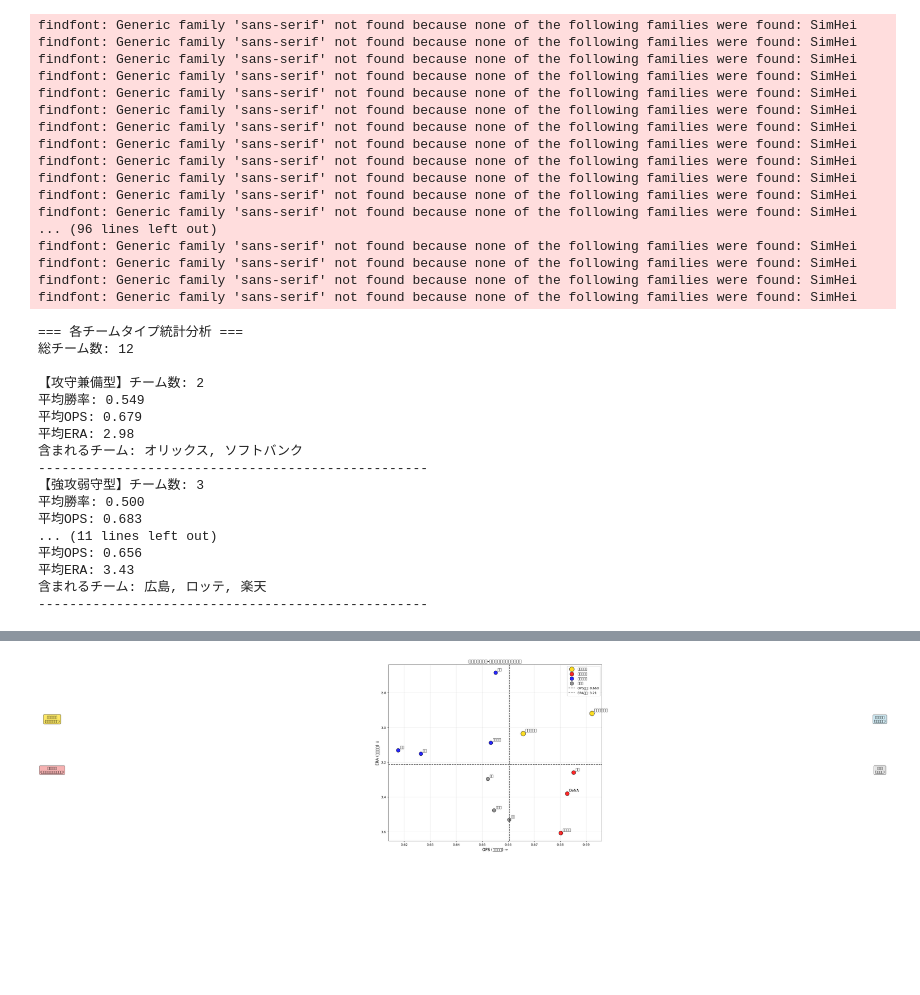
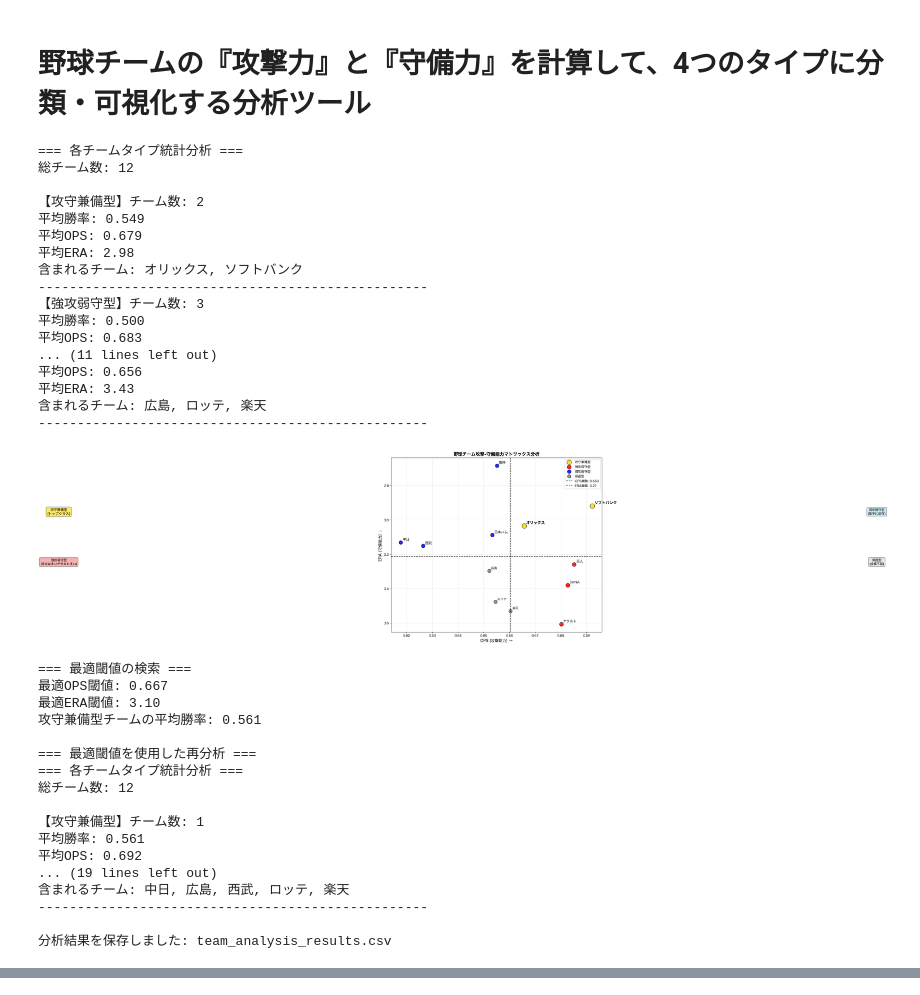
Before and after one commit to yurienamekawa/dsprog2, a Jupyter notebook: 1.ipynb, the cells around one changed output, grey strips where cells are left out. Cells and saved outputs as stored; diff of their text form; code cells hidden in the pictures; blank space fills up the shorter version.

```diff
--- a/1.ipynb
+++ b/1.ipynb
@@ -1,3 +1,5 @@
+# %% [markdown]
+# 野球チームの『攻撃力』と『守備力』を計算して、4つのタイプに分類・可視化する分析ツール
 # %%
 import pandas as pd
 import numpy as np
@@ -7,7 +9,8 @@ from sklearn.preprocessing import StandardScaler
 import os
 
 # 日本語フォント設定
-plt.rcParams['font.sans-serif'] = ['SimHei']  # 日本語ラベルを正常に表示するため
+# Mac用のフォント「ヒラギノ角ゴシック」を指定します
+plt.rcParams['font.sans-serif'] = ['Hiragino Sans']
 plt.rcParams['axes.unicode_minus'] = False    # マイナス記号を正常に表示するため
 
 
@@ -310,64 +313,65 @@ if __name__ == "__main__":
 )
 
     # 基本モデルの構築
     team_data, ops_threshold, era_threshold = analyzer.build_offense_defense_model()
 
     # 基本分析結果の表示
     analyzer.analyze_team_types(team_data)
 
     # マトリックス図の描画
     analyzer.plot_offense_defense_matrix(team_data, ops_threshold, era_threshold)
 
     # 最適閾値の検索
     print("\n=== 最適閾値の検索 ===")
     best_ops, best_era, best_score = analyzer.find_optimal_thresholds(team_data)
     print(f"最適OPS閾値: {best_ops:.3f}")
     print(f"最適ERA閾値: {best_era:.2f}")
     print(f"攻守兼備型チームの平均勝率: {best_score:.3f}")
 
     # 最適閾値を使用して再分類
     print("\n=== 最適閾値を使用した再分析 ===")
     team_data_optimized, _, _ = analyzer.build_offense_defense_model(
         ops_threshold=best_ops,
         era_threshold=best_era
     )
     analyzer.analyze_team_types(team_data_optimized)
 
     # 結果をCSVに保存
     team_data_optimized.to_csv('team_analysis_results.csv', index=False, encoding='utf-8-sig')
     print("\n分析結果を保存しました: team_analysis_results.csv")
 # %% [output]
-findfont: Generic family 'sans-serif' not found because none of the following families were found: SimHei
-findfont: Generic family 'sans-serif' not found because none of the following families were found: SimHei
-findfont: Generic family 'sans-serif' not found because none of the following families were found: SimHei
-findfont: Generic family 'sans-serif' not found because none of the following families were found: SimHei
-findfont: Generic family 'sans-serif' not found because none of the following families were found: SimHei
-findfont: Generic family 'sans-serif' not found because none of the following families were found: SimHei
-findfont: Generic family 'sans-serif' not found because none of the following families were found: SimHei
-findfont: Generic family 'sans-serif' not found because none of the following families were found: SimHei
-findfont: Generic family 'sans-serif' not found because none of the following families were found: SimHei
-findfont: Generic family 'sans-serif' not found because none of the following families were found: SimHei
-findfont: Generic family 'sans-serif' not found because none of the following families were found: SimHei
-findfont: Generic family 'sans-serif' not found because none of the following families were found: SimHei
-... (96 lines left out)
-findfont: Generic family 'sans-serif' not found because none of the following families were found: SimHei
-findfont: Generic family 'sans-serif' not found because none of the following families were found: SimHei
-findfont: Generic family 'sans-serif' not found because none of the following families were found: SimHei
-findfont: Generic family 'sans-serif' not found because none of the following families were found: SimHei
+=== 各チームタイプ統計分析 ===
+総チーム数: 12
+
+【攻守兼備型】チーム数: 2
+平均勝率: 0.549
+平均OPS: 0.679
+平均ERA: 2.98
+含まれるチーム: オリックス, ソフトバンク
+--------------------------------------------------
+【強攻弱守型】チーム数: 3
+平均勝率: 0.500
+平均OPS: 0.683
+... (11 lines left out)
+平均OPS: 0.656
+平均ERA: 3.43
+含まれるチーム: 広島, ロッテ, 楽天
+--------------------------------------------------
+[figure, new version]
+=== 最適閾値の検索 ===
+最適OPS閾値: 0.667
+最適ERA閾値: 3.10
+攻守兼備型チームの平均勝率: 0.561
+
+=== 最適閾値を使用した再分析 ===
 === 各チームタイプ統計分析 ===
 総チーム数: 12
 
-【攻守兼備型】チーム数: 2
-平均勝率: 0.549
-平均OPS: 0.679
-平均ERA: 2.98
-含まれるチーム: オリックス, ソフトバンク
+【攻守兼備型】チーム数: 1
+平均勝率: 0.561
+平均OPS: 0.692
+... (19 lines left out)
+含まれるチーム: 中日, 広島, 西武, ロッテ, 楽天
 --------------------------------------------------
-【強攻弱守型】チーム数: 3
-平均勝率: 0.500
-平均OPS: 0.683
-... (11 lines left out)
-平均OPS: 0.656
-平均ERA: 3.43
-含まれるチーム: 広島, ロッテ, 楽天
---------------------------------------------------
+
+分析結果を保存しました: team_analysis_results.csv
@@ -392 +377,0 @@ findfont: Generic family 'sans-serif' not found because none of the following fa
-[figure, old version]
```
Also changed, not shown: parts of 1 cell of this notebook, 3 other files.
